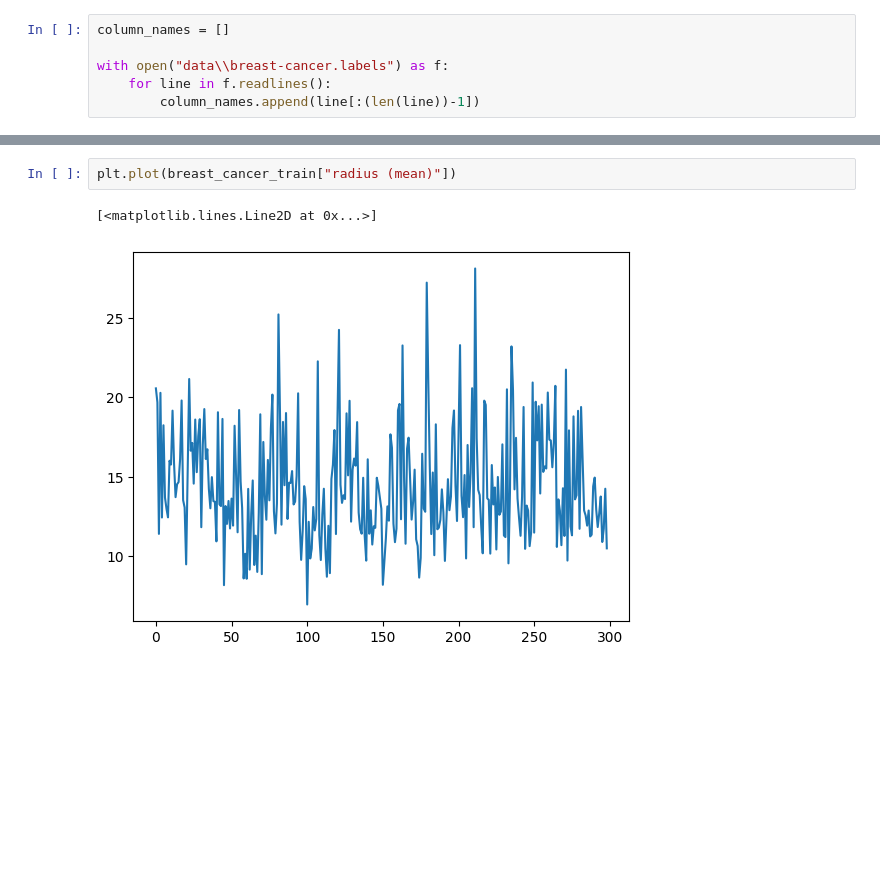
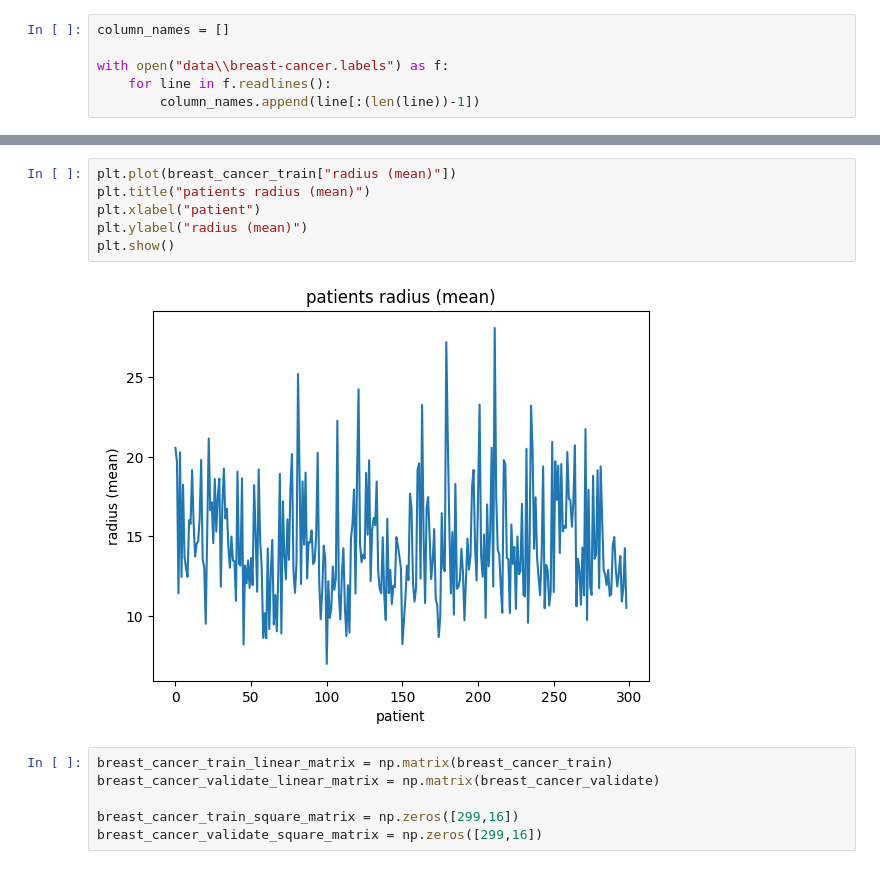
Before and after one commit to Fisieekk/MOwNiT, a Jupyter notebook: Lab2/1.ipynb, the cells around one changed output, grey strips where cells are left out. Drawn from its saved outputs; the diff is of its cells as text; blank space fills up the shorter version.

Commit message:
linear matrices

```diff
--- a/Lab2/1.ipynb
+++ b/Lab2/1.ipynb
@@ -25,5 +37,14 @@ plt.hist(breast_cancer_train["radius (mean)"])
-# %%
-plt.plot(breast_cancer_train["radius (mean)"])
-# %% [output]
-[<matplotlib.lines.Line2D at 0x...>]
-[figure, removed]
+# %%
+plt.plot(breast_cancer_train["radius (mean)"])
+plt.title("patients radius (mean)")
+plt.xlabel("patient")
+plt.ylabel("radius (mean)")
+plt.show()
+# %% [output]
+[figure, added]
+# %%
+breast_cancer_train_linear_matrix = np.matrix(breast_cancer_train)
+breast_cancer_validate_linear_matrix = np.matrix(breast_cancer_validate)
+
+breast_cancer_train_square_matrix = np.zeros([299,16])
+breast_cancer_validate_square_matrix = np.zeros([299,16])
```
Also changed, not shown: parts of 2 cells of this notebook.
